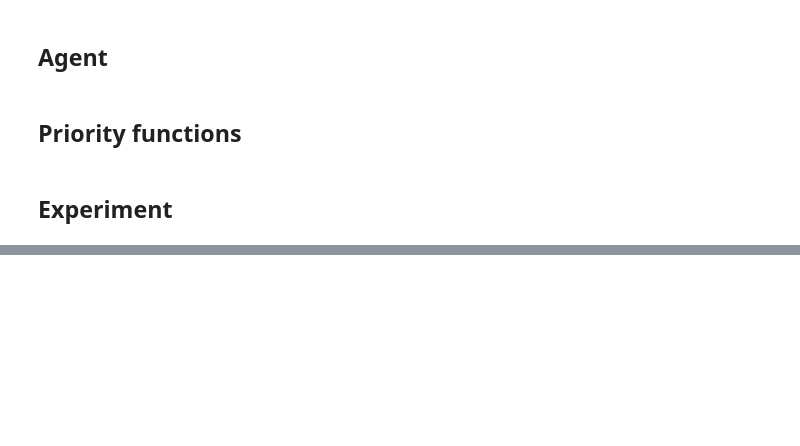
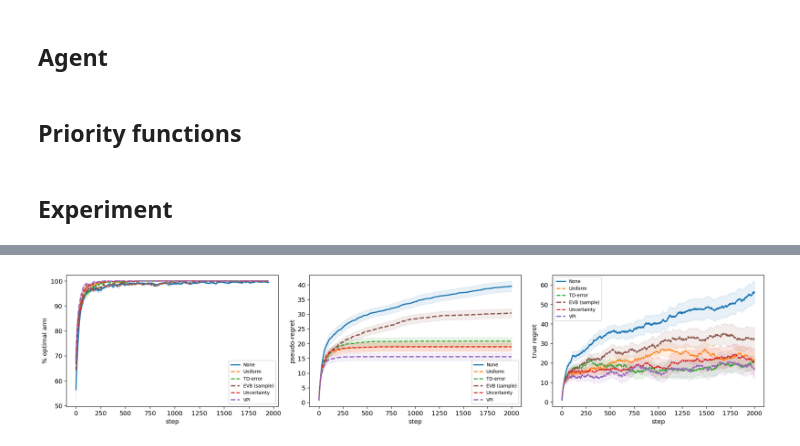
Before and after one commit to seblee97/bayesianqevb, a Jupyter notebook: thompson_replay_comparison.ipynb, the cells around one changed output, grey strips where cells are left out. Cells and saved outputs as stored; diff of their text form; code cells hidden in the pictures; blank space fills up the shorter version.

```diff
--- a/thompson_replay_comparison.ipynb
+++ b/thompson_replay_comparison.ipynb
@@ -284,15 +292,18 @@ def pre_populate(buf, env, n_per_arm):
 
 def run_no_replay(agent, env, n_steps):
     state = env.reset()
-    rewards, optimal_hits = np.zeros(n_steps), np.zeros(n_steps, dtype=bool)
+    rewards      = np.zeros(n_steps)
+    actions      = np.zeros(n_steps, dtype=int)
+    optimal_hits = np.zeros(n_steps, dtype=bool)
     for t in range(n_steps):
         a = agent.select_action(state)
         next_state, r, done, _ = env.step(a)
         agent.update(state, a, r, next_state, done)
         rewards[t]      = r
+        actions[t]      = a
         optimal_hits[t] = (a == OPT)
         state = next_state
-    return rewards, optimal_hits
+    return rewards, actions, optimal_hits
 
 
 def run_with_fixed_replay(agent, env, n_steps, buf, replay_every, replay_n):
@@ -303,7 +314,9 @@ def run_with_fixed_replay(agent, env, n_steps, buf, replay_every, replay_n):
     Replay stops naturally once the buffer is exhausted.
     """
     state = env.reset()
-    rewards, optimal_hits = np.zeros(n_steps), np.zeros(n_steps, dtype=bool)
+    rewards      = np.zeros(n_steps)
+    actions      = np.zeros(n_steps, dtype=int)
+    optimal_hits = np.zeros(n_steps, dtype=bool)
     for t in range(n_steps):
         a = agent.select_action(state)
         next_state, r, done, _ = env.step(a)
@@ -311,8 +324,9 @@ def run_with_fixed_replay(agent, env, n_steps, buf, replay_every, replay_n):
         if (t + 1) % replay_every == 0 and len(buf) > 0:
             buf.replay_into(agent, replay_n)
         rewards[t]      = r
+        actions[t]      = a
         optimal_hits[t] = (a == OPT)
         state = next_state
-    return rewards, optimal_hits
+    return rewards, actions, optimal_hits
 # %%
 N_SEEDS        = 20
@@ -361,3 +379,57 @@ TD-error replay         optimal%=65.6  cum. regret=272.2
+# %%
+def smooth(x):
+    return np.convolve(x, np.ones(WINDOW) / WINDOW, mode="valid")
+
+STYLES = {
+    "No replay":          ("C0", "-",  2.0, "None"),
+    "Uniform replay":     ("C1", "--", 1.8, "Uniform"),
+    "TD-error replay":    ("C2", "--", 1.8, "TD-error"),
+    "Uncertainty replay": ("C3", "--", 1.8, "Uncertainty"),
+    "VPI replay":         ("C4", "--", 2.2, "VPI"),
+    "EVB replay":         ("C5", "--", 2.2, "EVB (sample)"),
+}
+
+fig, axes = plt.subplots(1, 3, figsize=(18, 4))
+
+for scheme, data in results.items():
+    color, ls, lw, capt = STYLES[scheme]
+
+    # --- optimal-arm rate (smoothed)
+    opt_sm  = np.array([smooth(row) for row in data["optimal"]]) * 100
+    steps   = np.arange(opt_sm.shape[1])
+    mu_opt  = opt_sm.mean(0)
+    sem_opt = opt_sm.std(0) / np.sqrt(N_SEEDS)
+    axes[0].plot(steps, mu_opt, label=capt, color=color, ls=ls, lw=lw)
+    axes[0].fill_between(steps, mu_opt - sem_opt, mu_opt + sem_opt, color=color, alpha=0.10)
+
+    # --- cumulative pseudo-regret: Σ(μ* − μ_chosen)  [monotone by construction]
+    pseudo_reg = (MEANS[OPT] - MEANS[data["actions"]]).cumsum(1)
+    mu_pr  = pseudo_reg.mean(0)
+    sem_pr = pseudo_reg.std(0) / np.sqrt(N_SEEDS)
+    axes[1].plot(mu_pr, label=capt, color=color, ls=ls, lw=lw)
+    axes[1].fill_between(np.arange(N_STEPS), mu_pr - sem_pr, mu_pr + sem_pr,
+                         color=color, alpha=0.10)
+
+    # --- cumulative true regret: Σ(μ* − r_t)  [non-monotone due to reward noise]
+    true_reg = (MEANS[OPT] - data["rewards"]).cumsum(1)
+    mu_tr  = true_reg.mean(0)
+    sem_tr = true_reg.std(0) / np.sqrt(N_SEEDS)
+    axes[2].plot(mu_tr, label=capt, color=color, ls=ls, lw=lw)
+    axes[2].fill_between(np.arange(N_STEPS), mu_tr - sem_tr, mu_tr + sem_tr,
+                         color=color, alpha=0.10)
+
+axes[0].set(xlabel="step", ylabel="% optimal arm")
+            # title=f"Thompson sampling — replay comparison\n({cfg['description']})")
+axes[1].set(xlabel="step", ylabel="pseudo-regret")
+            # title=r"Cumulative pseudo-regret  $\sum(\mu^* - \mu_{a_t})$")
+axes[2].set(xlabel="step", ylabel="true regret")
+            # title=r"Cumulative true regret  $\su(\mu^* - r_t)$")
+for ax in axes:
+    ax.legend(fontsize=8)
+plt.tight_layout()
+plt.show()
+# %% [output]
+[figure, added]
 # %%
 def smooth(x):
     return np.convolve(x, np.ones(WINDOW) / WINDOW, mode="valid")
```
Also changed, not shown: parts of 3 cells of this notebook, 1 other file.
